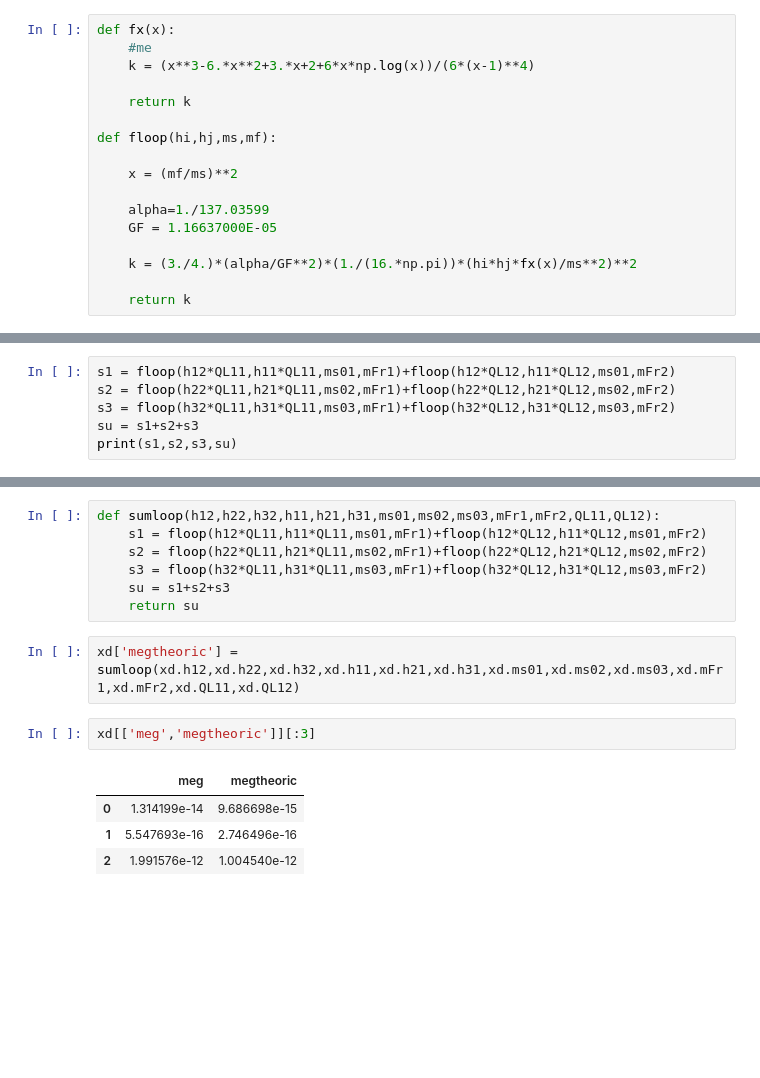
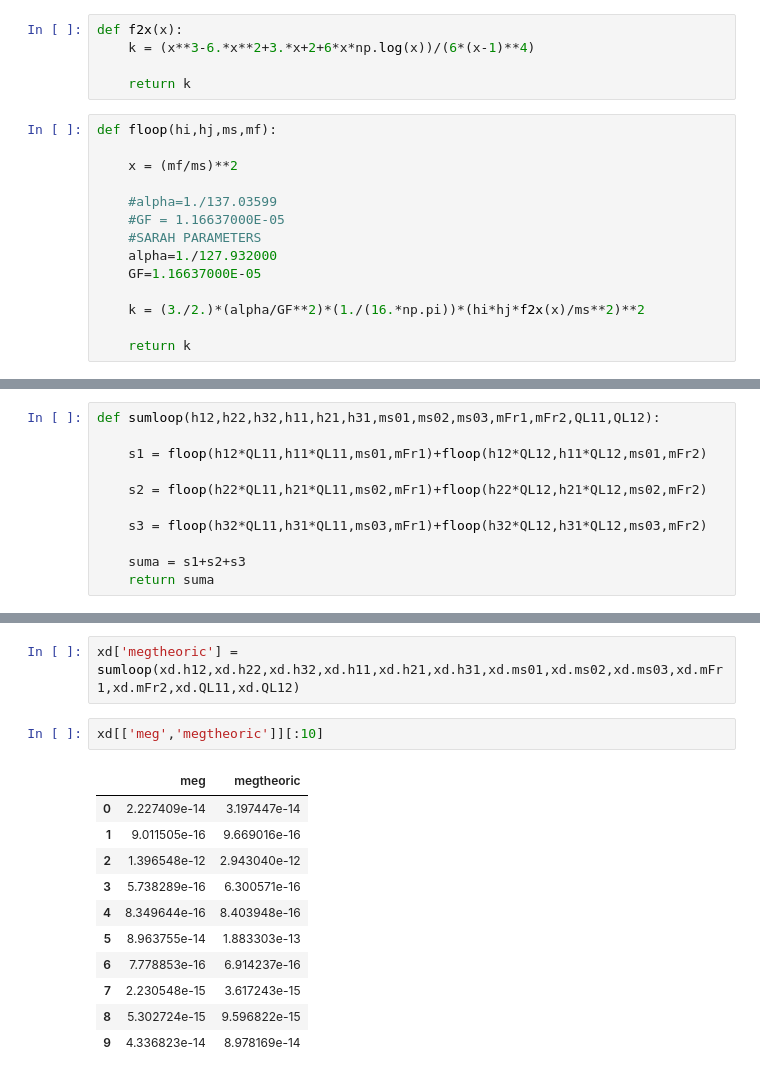
Before and after one commit to anferivera/T12B, a Jupyter notebook: mu-e-gamma.ipynb, the cells around one changed output, grey strips where cells are left out. Drawn from its saved outputs; the diff is of its cells as text; blank space fills up the shorter version.

```diff
--- a/mu-e-gamma.ipynb
+++ b/mu-e-gamma.ipynb
@@ -181,27 +172,34 @@ me rutine
 \end{equation}
 where $x_\alpha=\left(\frac{x^{\pm}}{m_{S\alpha}}\right)^2$
+# %%
+def f2x(x):
+    k = (x**3-6.*x**2+3.*x+2+6*x*np.log(x))/(6*(x-1)**4)
+
+    return k
 # %%
-def fx(x):
-    #me
-    k = (x**3-6.*x**2+3.*x+2+6*x*np.log(x))/(6*(x-1)**4)
-
-    return k
-
 def floop(hi,hj,ms,mf):
 
     x = (mf/ms)**2
 
-    alpha=1./137.03599
-    GF = 1.16637000E-05
+    #alpha=1./137.03599
+    #GF = 1.16637000E-05
+    #SARAH PARAMETERS
+    alpha=1./127.932000
+    GF=1.16637000E-05
 
-    k = (3./4.)*(alpha/GF**2)*(1./(16.*np.pi))*(hi*hj*fx(x)/ms**2)**2
+    k = (3./2.)*(alpha/GF**2)*(1./(16.*np.pi))*(hi*hj*f2x(x)/ms**2)**2
 
     return k
 # %% [markdown]
 $h_{\alpha i}$
 # %%
-s1 = floop(h12*QL11,h11*QL11,ms01,mFr1)+floop(h12*QL12,h11*QL12,ms01,mFr2)
-s2 = floop(h22*QL11,h21*QL11,ms02,mFr1)+floop(h22*QL12,h21*QL12,ms02,mFr2)
-s3 = floop(h32*QL11,h31*QL11,ms03,mFr1)+floop(h32*QL12,h31*QL12,ms03,mFr2)
-su = s1+s2+s3
-print(s1,s2,s3,su)
+def sumloop(h12,h22,h32,h11,h21,h31,ms01,ms02,ms03,mFr1,mFr2,QL11,QL12):
+
+    s1 = floop(h12*QL11,h11*QL11,ms01,mFr1)+floop(h12*QL12,h11*QL12,ms01,mFr2)
+
+    s2 = floop(h22*QL11,h21*QL11,ms02,mFr1)+floop(h22*QL12,h21*QL12,ms02,mFr2)
+
+    s3 = floop(h32*QL11,h31*QL11,ms03,mFr1)+floop(h32*QL12,h31*QL12,ms03,mFr2)
+
+    suma = s1+s2+s3
+    return suma
@@ -210,19 +206,19 @@ print(s1,s2,s3,su)
-# %%
-def sumloop(h12,h22,h32,h11,h21,h31,ms01,ms02,ms03,mFr1,mFr2,QL11,QL12):
-    s1 = floop(h12*QL11,h11*QL11,ms01,mFr1)+floop(h12*QL12,h11*QL12,ms01,mFr2)
-    s2 = floop(h22*QL11,h21*QL11,ms02,mFr1)+floop(h22*QL12,h21*QL12,ms02,mFr2)
-    s3 = floop(h32*QL11,h31*QL11,ms03,mFr1)+floop(h32*QL12,h31*QL12,ms03,mFr2)
-    su = s1+s2+s3
-    return su
 # %%
 xd['megtheoric'] = sumloop(xd.h12,xd.h22,xd.h32,xd.h11,xd.h21,xd.h31,xd.ms01,xd.ms02,xd.ms03,xd.mFr1,xd.mFr2,xd.QL11,xd.QL12)
 # %%
-xd[['meg','megtheoric']][:3]
+xd[['meg','megtheoric']][:10]
 # %% [output]
 |  | meg | megtheoric |
-| 0 | 1.314199e-14 | 9.686698e-15 |
-| 1 | 5.547693e-16 | 2.746496e-16 |
-| 2 | 1.991576e-12 | 1.004540e-12 |
+| 0 | 2.227409e-14 | 3.197447e-14 |
+| 1 | 9.011505e-16 | 9.669016e-16 |
+| 2 | 1.396548e-12 | 2.943040e-12 |
+| 3 | 5.738289e-16 | 6.300571e-16 |
+| 4 | 8.349644e-16 | 8.403948e-16 |
+| 5 | 8.963755e-14 | 1.883303e-13 |
+| 6 | 7.778853e-16 | 6.914237e-16 |
+| 7 | 2.230548e-15 | 3.617243e-15 |
+| 8 | 5.302724e-15 | 9.596822e-15 |
+| 9 | 4.336823e-14 | 8.978169e-14 |
 # %%
 plt.figure(figsize=(8,6))
 
```
Also changed, not shown: parts of 7 cells of this notebook, 5 other files.
